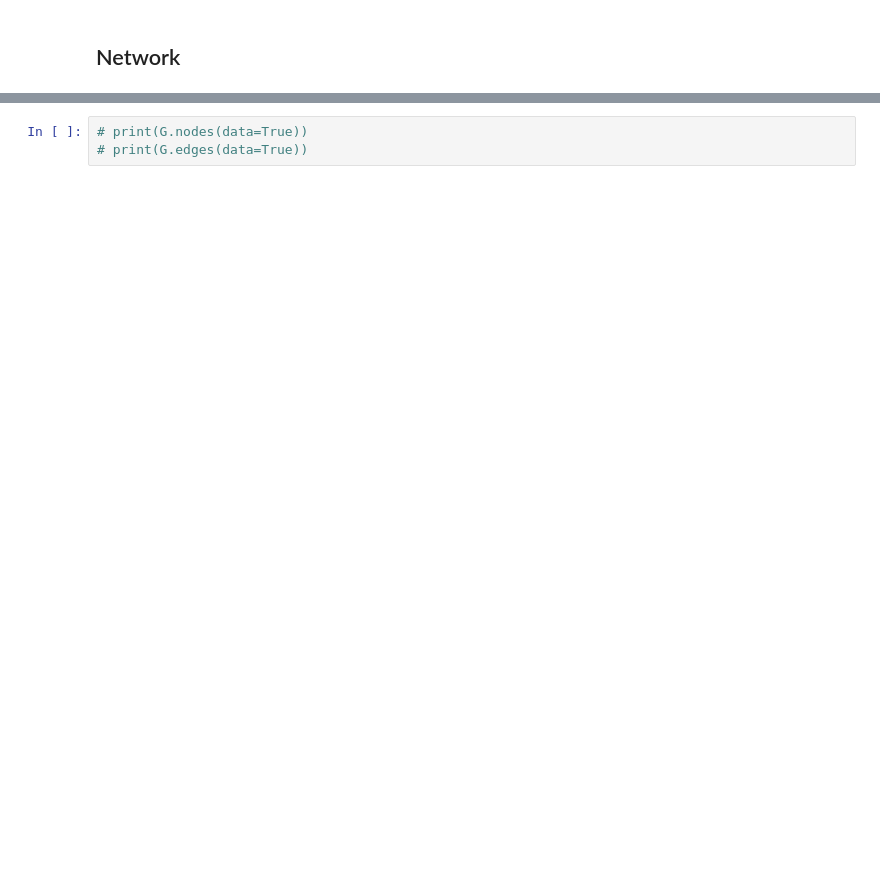
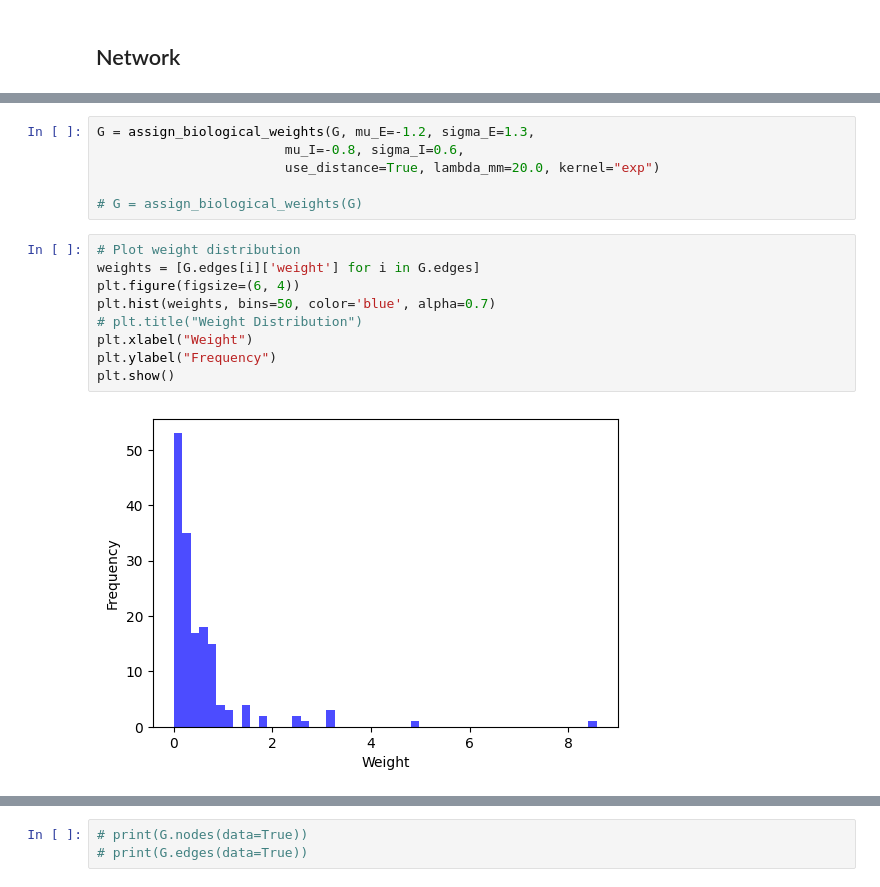
Before and after one commit to Dalsaetra/NeuroSimV3, a Jupyter notebook: python/notebooks/simple_dynamics.ipynb, the cells around one changed output, grey strips where cells are left out. Drawn from its saved outputs; the diff is of its cells as text; blank space fills up the shorter version.

```diff
--- a/python/notebooks/simple_dynamics.ipynb
+++ b/python/notebooks/simple_dynamics.ipynb
@@ -121,0 +135,17 @@ dist_result
+# %%
+G = assign_biological_weights(G, mu_E=-1.2, sigma_E=1.3,
+                        mu_I=-0.8, sigma_I=0.6,
+                        use_distance=True, lambda_mm=20.0, kernel="exp")
+
+# G = assign_biological_weights(G)
+# %%
+# Plot weight distribution
+weights = [G.edges[i]['weight'] for i in G.edges]
+plt.figure(figsize=(6, 4))
+plt.hist(weights, bins=50, color='blue', alpha=0.7)
+# plt.title("Weight Distribution")
+plt.xlabel("Weight")
+plt.ylabel("Frequency")
+plt.show()
+# %% [output]
+[figure, added]
```
Also changed, not shown: parts of 17 cells of this notebook, 6 other files.
